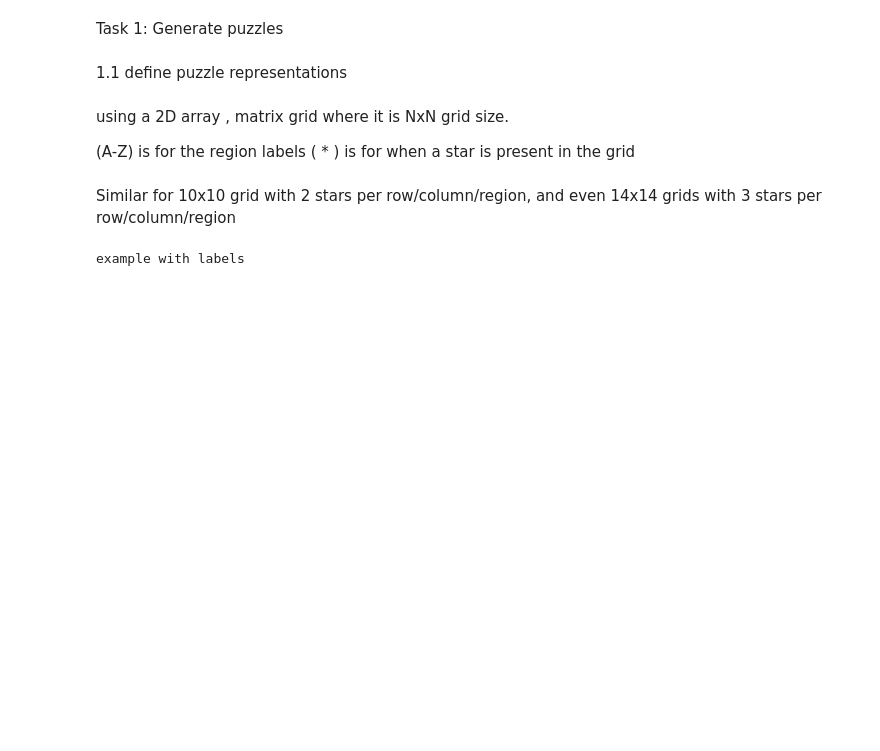
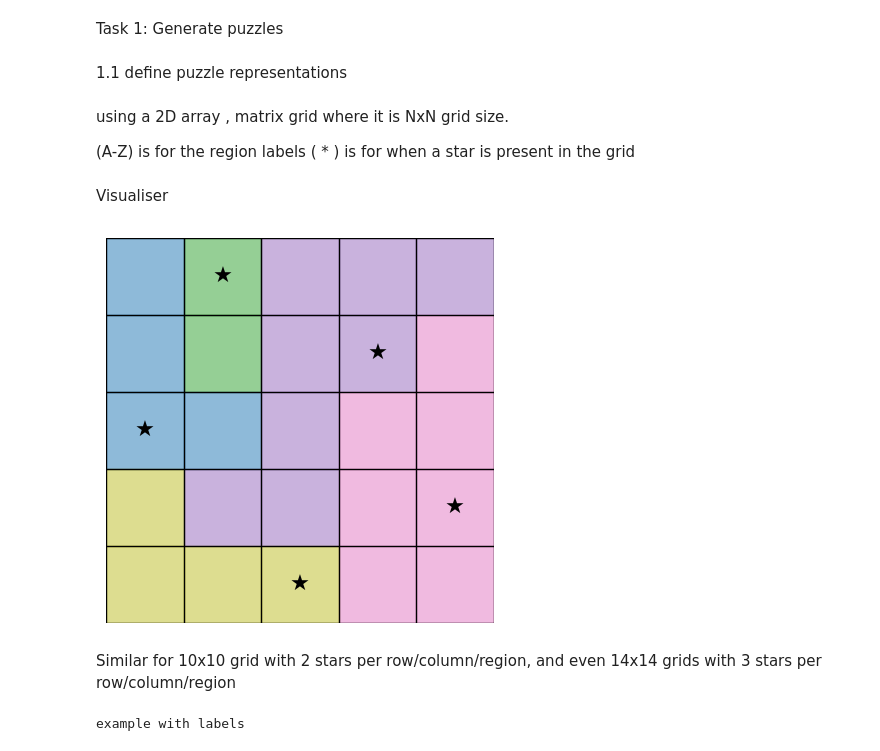
Before and after one commit to smjw/StarBattle, a Jupyter notebook: notebook.ipynb, the cells around one changed output. Saved outputs shown, nothing was run; the diff lists cells and outputs as text; code cells hidden in the pictures; blank space fills up the shorter version.

```diff
--- a/notebook.ipynb
+++ b/notebook.ipynb
@@ -33,6 +36,47 @@ solution = [
  ['0', '0', '1', '0', '0']
 ]
 # example from puzzle-star-battle.com solved by myself
+# %% [markdown]
+Visualiser
+# %%
+#visualiser
+def visualize_star_battle(puzzle, solution):
+    size = len(puzzle)
+    fig, ax = plt.subplots(figsize=(5, 5))
+
+    # Create a grid
+    for x in range(size + 1):
+        ax.plot([x, x], [0, size], 'k', lw=1)  # Vertical lines
+        ax.plot([0, size], [x, x], 'k', lw=1)  # Horizontal lines
+
+    # fill in regions with colors
+    region_colors = {}
+    color_map = plt.cm.tab20
+    unique_regions = sorted(set(cell for row in puzzle for cell in row))
+
+    for idx, region in enumerate(unique_regions):
+        region_colors[region] = color_map(idx / len(unique_regions))
+
+    for i in range(size):
+        for j in range(size):
+            region = puzzle[i][j]
+            ax.add_patch(plt.Rectangle((j, size - i - 1), 1, 1, color=region_colors[region], alpha=0.5))
+            if solution[i][j] == '1':
+                ax.text(j + 0.5, size - i - 0.5, '★', fontsize=16, ha='center', va='center', color='black')
+
+    ax.set_xticks([])
+    ax.set_yticks([])
+    ax.set_xticklabels([])
+    ax.set_yticklabels([])
+    ax.set_xlim(0, size)
+    ax.set_ylim(0, size)
+    ax.set_frame_on(False)
+
+    plt.show()
+
+visualize_star_battle(puzzle, solution)
+# %% [output]
+[figure, added]
 # %% [markdown]
 Similar for 10x10 grid with 2 stars per row/column/region, and even 14x14 grids with 3 stars per row/column/region
 # %%
```
Also changed, not shown: parts of 11 cells of this notebook.
